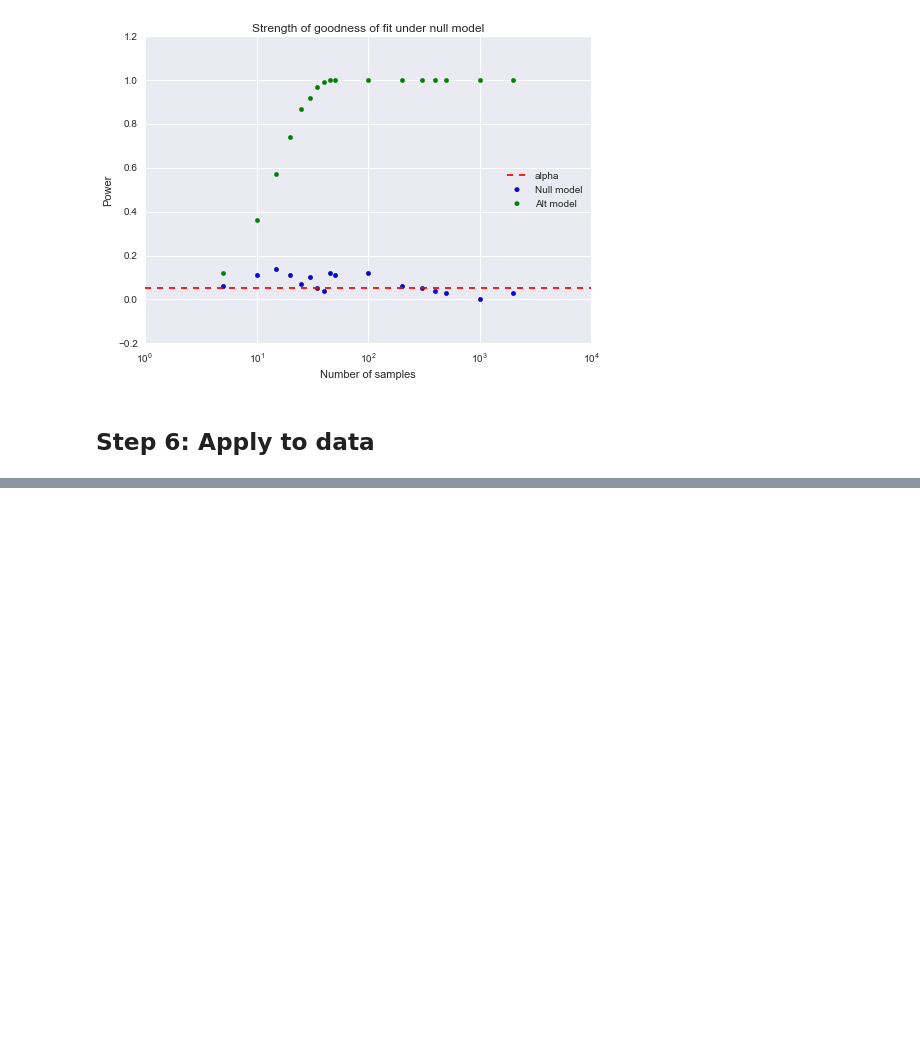
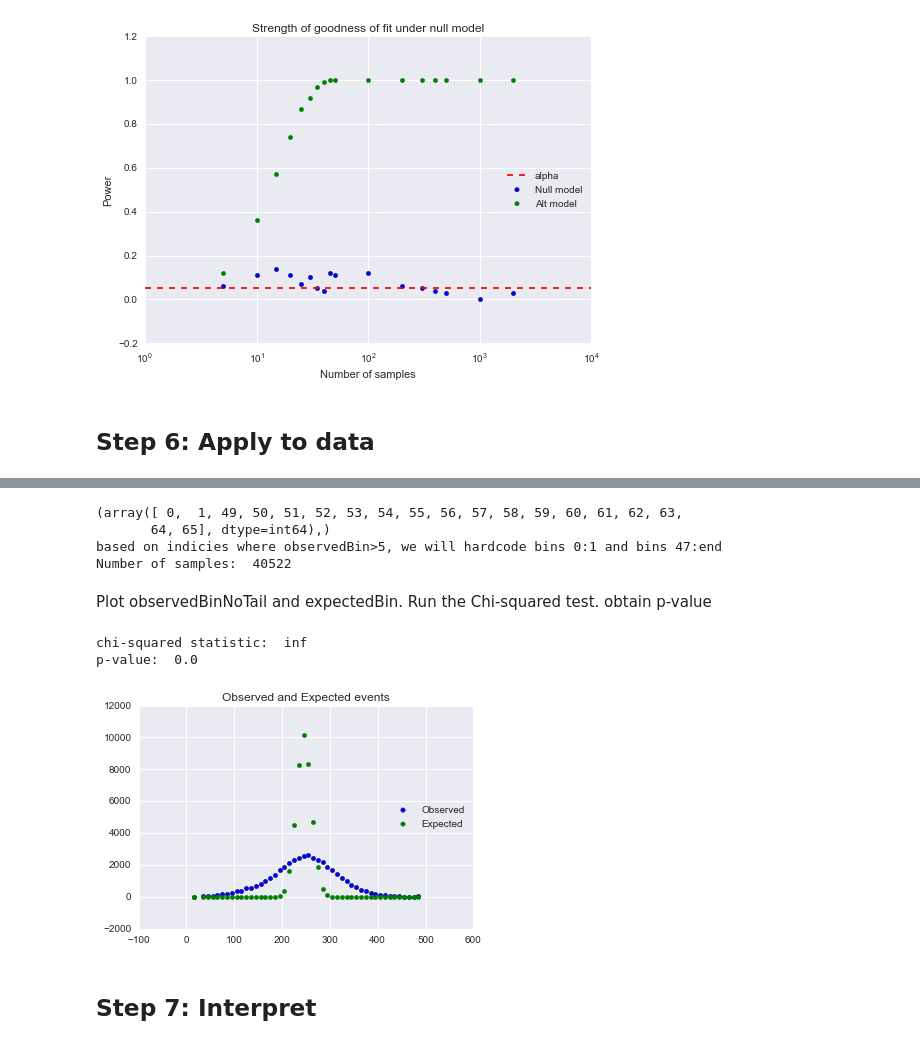
Before and after one commit to Upward-Spiral-Science/chengchang, a Jupyter notebook: Assignment 4.ipynb, the cells around one changed output, grey strips where cells are left out. Saved outputs shown, nothing was run; the diff lists cells and outputs as text; code cells hidden in the pictures; blank space fills up the shorter version.

```diff
--- a/Assignment 4.ipynb
+++ b/Assignment 4.ipynb
@@ -273,0 +222,52 @@ NameError: name 'observed' is not defined
+# %%
+print np.where(observedBin<5)
+
+print "based on indicies where observedBin>5, we will hardcode bins 0:1 and bins 47:end"
+
+cumObs = np.cumsum(observedBin)
+cumObsRev = np.cumsum(observedBin[::-1])[::-1]
+
+firstIdx = 2
+lastIdx =  48
+
+observedBinNoTail = np.concatenate((cumObs[firstIdx:firstIdx+1],observedBin[firstIdx+1:lastIdx],cumObsRev[lastIdx:lastIdx+1]))
+
+binEdges = np.concatenate((binEdges[0:1],binEdges[firstIdx+1:lastIdx+1],np.array([np.inf])))
+binPlot = np.append(np.diff(binEdges[0:len(binEdges)-1]),stepSize)
+binPlot = binPlot/2 + binEdges[0:len(binEdges)-1]
+
+N = np.size(syn_wt_thresh)
+print "Number of samples: ", N
+
+muObs = np.mean(syn_wt_thresh)
+#print muObs
+cumu_prob = poisson.cdf(bin, mu = muObs)
+# print cumu_prob
+expectedBin = N*np.diff(cumu_prob)
+# %% [output]
+(array([ 0,  1, 49, 50, 51, 52, 53, 54, 55, 56, 57, 58, 59, 60, 61, 62, 63,
+       64, 65], dtype=int64),)
+based on indicies where observedBin>5, we will hardcode bins 0:1 and bins 47:end
+Number of samples:  40522
+# %% [markdown]
+Plot observedBinNoTail and expectedBin.  Run the Chi-squared test. obtain p-value
+# %%
+plt.scatter(binPlot, observedBinNoTail, hold = False, label = "Observed")
+plt.scatter(binPlot, expectedBin, color = "green", hold=True, label = "Expected")
+plt.legend(loc = 5)
+plt.title("Observed and Expected events")
+
+#print np.square(np.array([1,2]))
+#print np.square(observedBin-expectedBin)/expectedBin
+#chi2 = np.sum(np.square(observedBin-expectedBin)/expectedBin)
+#print chi2
+
+(chi2,p) = stats.chisquare(observedBinNoTail,f_exp=expectedBin,ddof=1)
+print "chi-squared statistic: ",chi2
+print "p-value: ", p
+# %% [output]
+chi-squared statistic:  inf
+p-value:  0.0
+[figure, added]
+# %% [markdown]
+## Step 7: Interpret
```
Also changed, not shown: parts of 5 cells of this notebook.
